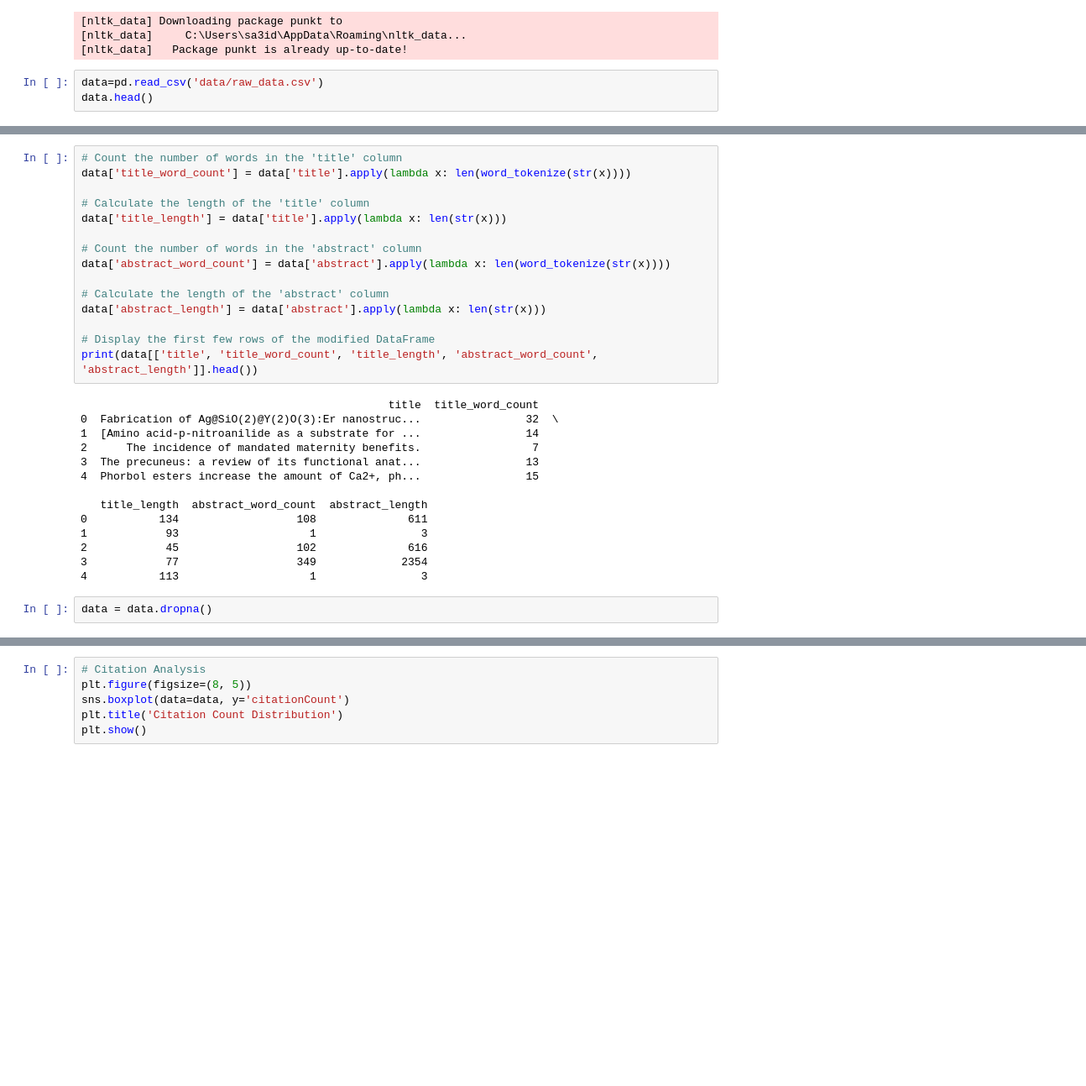
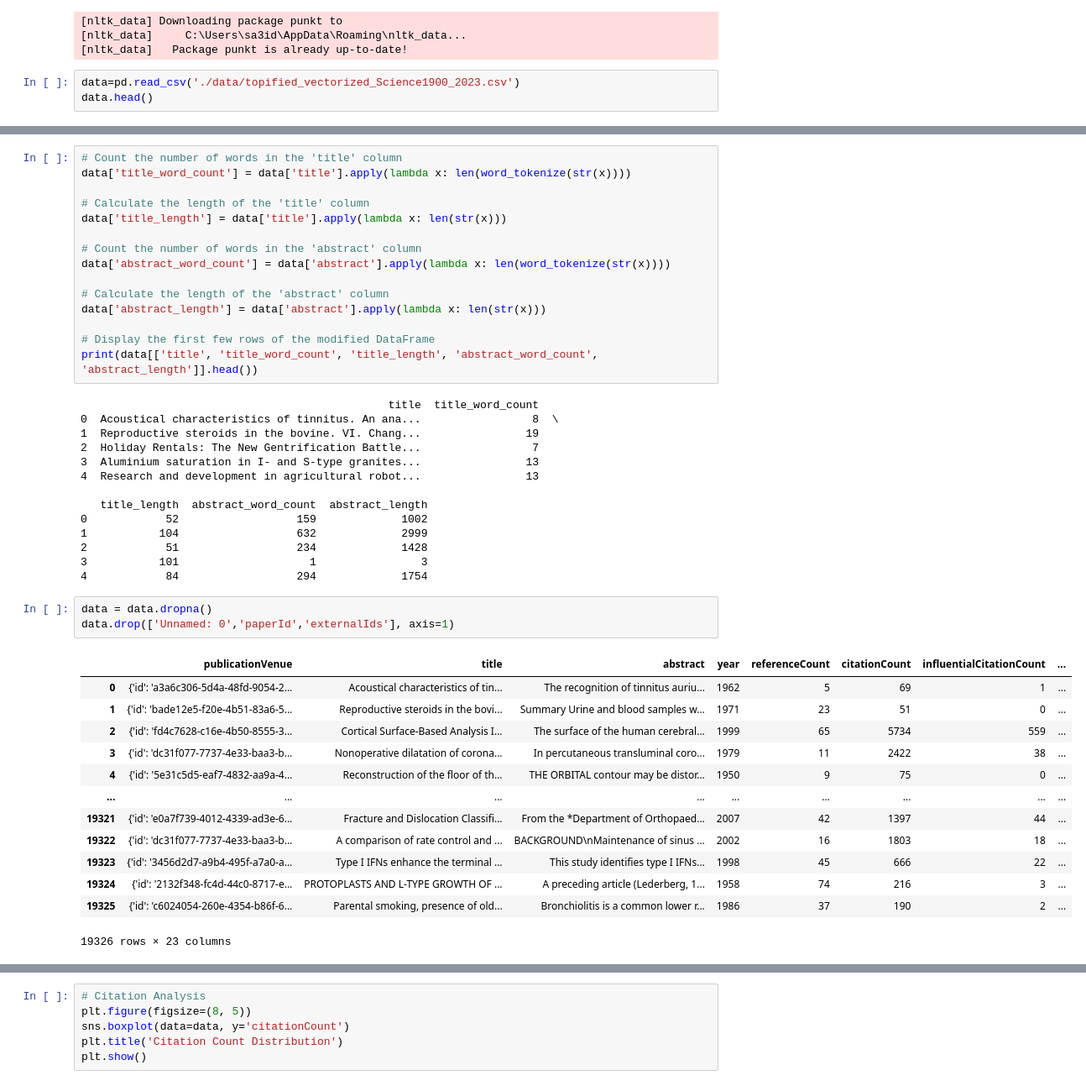
Before and after one commit to KutlualpTazefidan/convergence_oracle, a Jupyter notebook: Playground_SB/EDA.ipynb, the cells around one changed output, grey strips where cells are left out. Shown at 84% size. Cells and saved outputs as stored; diff of their text form; blank space fills up the shorter version.

```diff
--- a/Playground_SB/EDA.ipynb
+++ b/Playground_SB/EDA.ipynb
@@ -19,7 +19,7 @@ from nltk.corpus import stopwords
 [nltk_data]     C:\Users\sa3id\AppData\Roaming\nltk_data...
 [nltk_data]   Package punkt is already up-to-date!
 # %%
-data=pd.read_csv('data/raw_data.csv')
+data=pd.read_csv('./data/topified_vectorized_Science1900_2023.csv')
 data.head()
 # %% [output]
 |  | Unnamed: 0 | paperId | externalIds | publicationVenue | title | abstract | year | referenceCount | ... |
@@ -94,20 +94,35 @@ data['abstract_length'] = data['abstract'].apply(lambda x: len(str(x)))
 print(data[['title', 'title_word_count', 'title_length', 'abstract_word_count', 'abstract_length']].head())
 # %% [output]
                                                title  title_word_count
-0  Fabrication of Ag@SiO(2)@Y(2)O(3):Er nanostruc...                32  \
-1  [Amino acid-p-nitroanilide as a substrate for ...                14
-2      The incidence of mandated maternity benefits.                 7
-3  The precuneus: a review of its functional anat...                13
-4  Phorbol esters increase the amount of Ca2+, ph...                15
+0  Acoustical characteristics of tinnitus. An ana...                 8  \
+1  Reproductive steroids in the bovine. VI. Chang...                19
+2  Holiday Rentals: The New Gentrification Battle...                 7
+3  Aluminium saturation in I- and S-type granites...                13
+4  Research and development in agricultural robot...                13
 
    title_length  abstract_word_count  abstract_length
-0           134                  108              611
-1            93                    1                3
-2            45                  102              616
-3            77                  349             2354
-4           113                    1                3
+0            52                  159             1002
+1           104                  632             2999
+2            51                  234             1428
+3           101                    1                3
+4            84                  294             1754
-# %%
-data = data.dropna()
+# %%
+data = data.dropna()
+data.drop(['Unnamed: 0','paperId','externalIds'], axis=1)
+# %% [output]
+|  | publicationVenue | title | abstract | year | referenceCount | citationCount | influentialCitationCount | ... |
+| 0 | {'id': 'a3a6c306-5d4a-48fd-9054-2... | Acoustical characteristics of tin... | The recognition of tinnitus auriu... | 1962 | 5 | 69 | 1 | ... |
+| 1 | {'id': 'bade12e5-f20e-4b51-83a6-5... | Reproductive steroids in the bovi... | Summary Urine and blood samples w... | 1971 | 23 | 51 | 0 | ... |
+| 2 | {'id': 'fd4c7628-c16e-4b50-8555-3... | Cortical Surface-Based Analysis I... | The surface of the human cerebral... | 1999 | 65 | 5734 | 559 | ... |
+| 3 | {'id': 'dc31f077-7737-4e33-baa3-b... | Nonoperative dilatation of corona... | In percutaneous transluminal coro... | 1979 | 11 | 2422 | 38 | ... |
+| 4 | {'id': '5e31c5d5-eaf7-4832-aa9a-4... | Reconstruction of the floor of th... | THE ORBITAL contour may be distor... | 1950 | 9 | 75 | 0 | ... |
+| ... | ... | ... | ... | ... | ... | ... | ... | ... |
+| 19321 | {'id': 'e0a7f739-4012-4339-ad3e-6... | Fracture and Dislocation Classifi... | From the *Department of Orthopaed... | 2007 | 42 | 1397 | 44 | ... |
+| 19322 | {'id': 'dc31f077-7737-4e33-baa3-b... | A comparison of rate control and ... | BACKGROUND\nMaintenance of sinus ... | 2002 | 16 | 1803 | 18 | ... |
+| 19323 | {'id': '3456d2d7-a9b4-495f-a7a0-a... | Type I IFNs enhance the terminal ... | This study identifies type I IFNs... | 1998 | 45 | 666 | 22 | ... |
+| 19324 | {'id': '2132f348-fc4d-44c0-8717-e... | PROTOPLASTS AND L-TYPE GROWTH OF ... | A preceding article (Lederberg, 1... | 1958 | 74 | 216 | 3 | ... |
+| 19325 | {'id': 'c6024054-260e-4354-b86f-6... | Parental smoking, presence of old... | Bronchiolitis is a common lower r... | 1986 | 37 | 190 | 2 | ... |
+19326 rows × 23 columns
 # %%
 import pandas as pd
 
```
Also changed, not shown: parts of 9 cells of this notebook, 53 other files.
